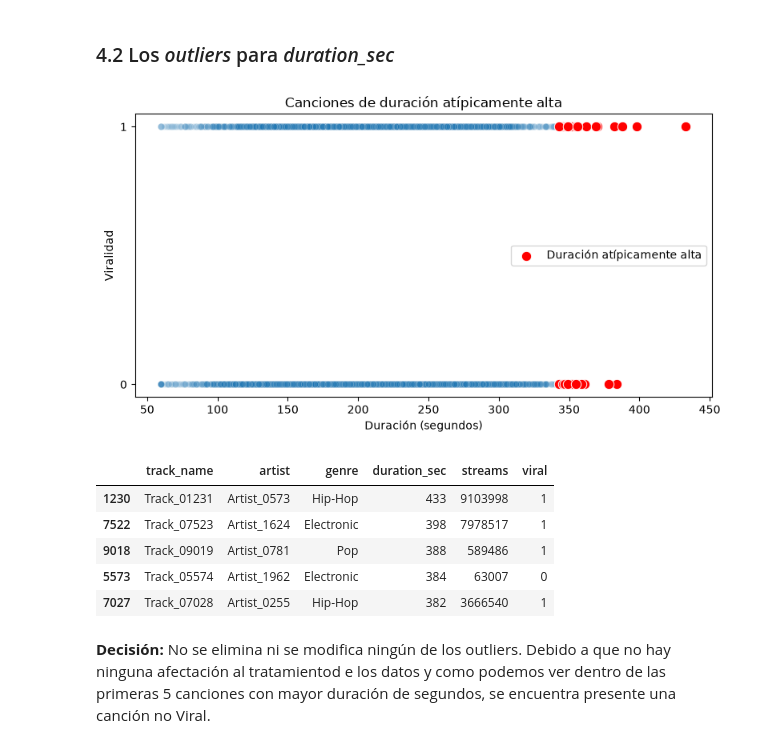
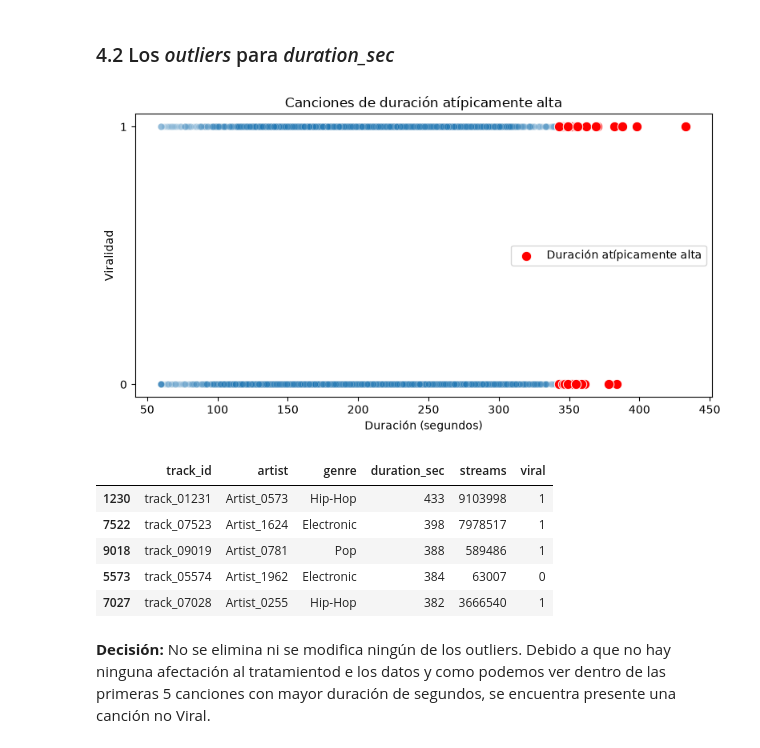
Before and after one commit to luisjoarmenta-png/proyecto_profundizacion, a Jupyter notebook: notebooks/EDA.ipynb, the cells around one changed output. Drawn from its saved outputs; the diff is of its cells as text; code cells hidden in the pictures.

```diff
--- a/notebooks/EDA.ipynb
+++ b/notebooks/EDA.ipynb
@@ -1,5 +1,17 @@
 # %% [markdown]
 # EDA
+# %%
+from pathlib import Path
+
+import matplotlib.pyplot as plt
+import pandas as pd
+import seaborn as sns
+
+raiz = Path.cwd()
+if raiz.name == "notebooks":
+    raiz = raiz.parent
+ruta_csv = raiz / "data" / "processed" / "viral_songs_limpio.csv"
+df = pd.read_csv(ruta_csv)
 # %% [markdown]
 ## Agrupación de variables
 # %%
@@ -233,33 +245,33 @@ La variable Streams tiene el 14% de datos outlier, pero de acuerdo al contexto d
 # %%
 # Calculamos el límite superior mediante IQR
 Q1 = df["duration_sec"].quantile(0.25)
 Q3 = df["duration_sec"].quantile(0.75)
 IQR = Q3 - Q1
 
 limite_superior = Q3 + 1.5 * IQR
 
 # Identificamos canciones de duración atípicamente alta
 largas = df[df["duration_sec"] > limite_superior]
 
 fig, ax = plt.subplots(figsize=(8, 4.5))
 sns.scatterplot(data=df, x="duration_sec", y="viral", alpha=0.15, ax=ax)
 sns.scatterplot(data=largas, x="duration_sec", y="viral", color="red", s=80, ax=ax, label="Duración atípicamente alta")
 ax.set(title="Canciones de duración atípicamente alta", xlabel="Duración (segundos)", ylabel="Viralidad")
 
 ax.set_yticks([0, 1])
 plt.tight_layout()
 plt.show()
 
 # Examinamos las canciones identificadas
-df.loc[largas.index, ["track_name", "artist", "genre", "duration_sec", "streams", "viral"]].sort_values("duration_sec", ascending=False).head()
+df.loc[largas.index, ["track_id", "artist", "genre", "duration_sec", "streams", "viral"]].sort_values("duration_sec", ascending=False).head()
 # %% [output]
 [figure]
-|  | track_name | artist | genre | duration_sec | streams | viral |
-| 1230 | Track_01231 | Artist_0573 | Hip-Hop | 433 | 9103998 | 1 |
-| 7522 | Track_07523 | Artist_1624 | Electronic | 398 | 7978517 | 1 |
-| 9018 | Track_09019 | Artist_0781 | Pop | 388 | 589486 | 1 |
-| 5573 | Track_05574 | Artist_1962 | Electronic | 384 | 63007 | 0 |
-| 7027 | Track_07028 | Artist_0255 | Hip-Hop | 382 | 3666540 | 1 |
+|  | track_id | artist | genre | duration_sec | streams | viral |
+| 1230 | track_01231 | Artist_0573 | Hip-Hop | 433 | 9103998 | 1 |
+| 7522 | track_07523 | Artist_1624 | Electronic | 398 | 7978517 | 1 |
+| 9018 | track_09019 | Artist_0781 | Pop | 388 | 589486 | 1 |
+| 5573 | track_05574 | Artist_1962 | Electronic | 384 | 63007 | 0 |
+| 7027 | track_07028 | Artist_0255 | Hip-Hop | 382 | 3666540 | 1 |
 # %% [markdown]
 **Decisión:** No se elimina ni se modifica ningún de los outliers. Debido a que no hay ninguna afectación al tratamientod e los datos y como podemos ver dentro de las primeras 5 canciones con mayor duración de segundos, se encuentra presente una canción no Viral.
 # %% [markdown]
```
Also changed, not shown: parts of 1 cell of this notebook, 5 other files.
